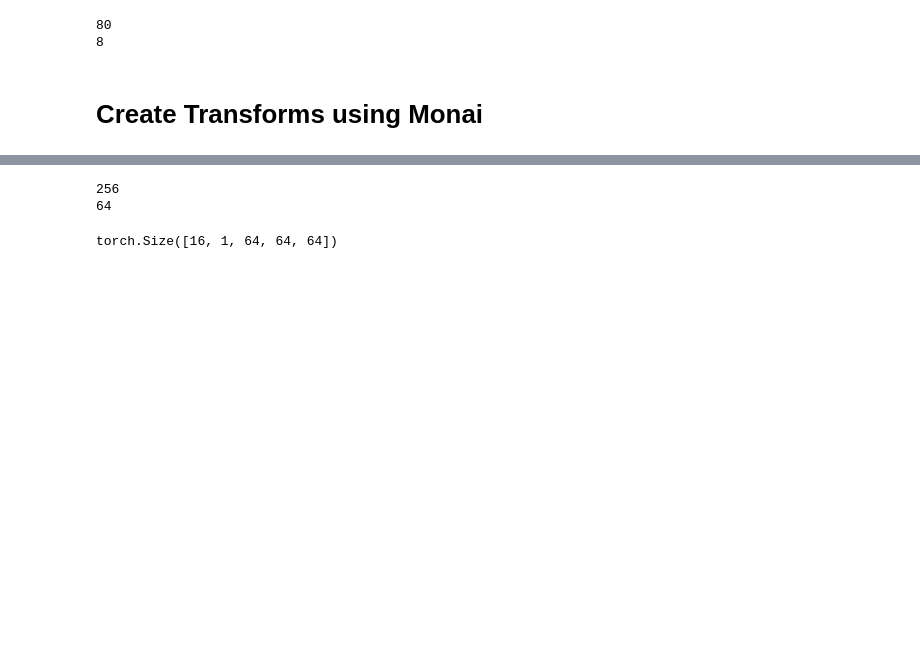
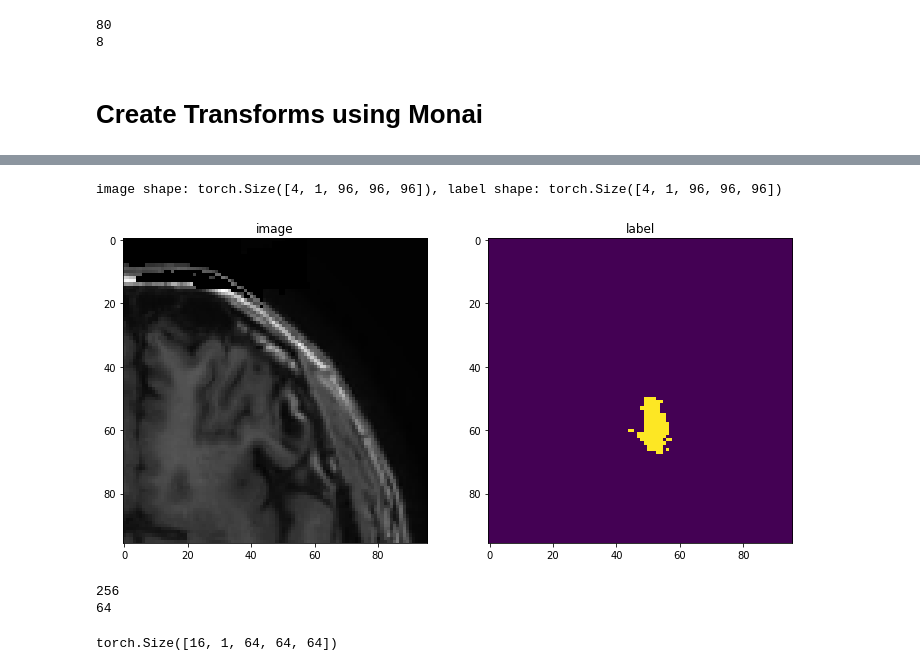
Before and after one commit to phillipSloan/summer-project, a Jupyter notebook: ISLES_DataLoader3D.ipynb, the cells around one changed output, grey strips where cells are left out. Saved outputs shown, nothing was run; the diff lists cells and outputs as text; code cells hidden in the pictures; blank space fills up the shorter version.

```diff
--- a/ISLES_DataLoader3D.ipynb
+++ b/ISLES_DataLoader3D.ipynb
@@ -181,19 +180,26 @@ print(f"image shape: {image.shape}, label shape: {label.shape}")
 # %%
-# check_ds = Dataset(data=train_files, transform=train_transforms)
-# check_loader = DataLoader(check_ds, batch_size=1)
-# check_data = first(check_loader)
-# image, label = (check_data["image"][0][0], check_data["label"][0][0])
-# print(f"image shape: {image.shape}, label shape: {label.shape}")
+check_ds = Dataset(data=train_files, transform=train_transforms)
+check_loader = DataLoader(check_ds, batch_size=1)
+check_data = first(check_loader)
+image, label = (check_data["image"], check_data["label"])
+print(f"image shape: {image.shape}, label shape: {label.shape}")
+# %% [output]
+image shape: torch.Size([4, 1, 96, 96, 96]), label shape: torch.Size([4, 1, 96, 96, 96])
 # %%
 # Does the data look right?
+i = 40
+batch = 2
+
 plt.figure("check", (12, 6))
 plt.subplot(1, 2, 1)
 plt.title("image")
-plt.imshow(image[:,80,:], cmap="gray")
+plt.imshow(image[batch][0][i,:,:], cmap="gray")
 plt.subplot(1, 2, 2)
 plt.title("label")
-plt.imshow(label[:, :, 60])
+plt.imshow(label[batch][0][i,:,:])
 plt.show()
+# %% [output]
+[figure, added]
 # %%
 train_ds = CacheDataset(
     data=train_files, transform=train_transforms,
```
Also changed, not shown: parts of 4 cells of this notebook, 1 other file.
